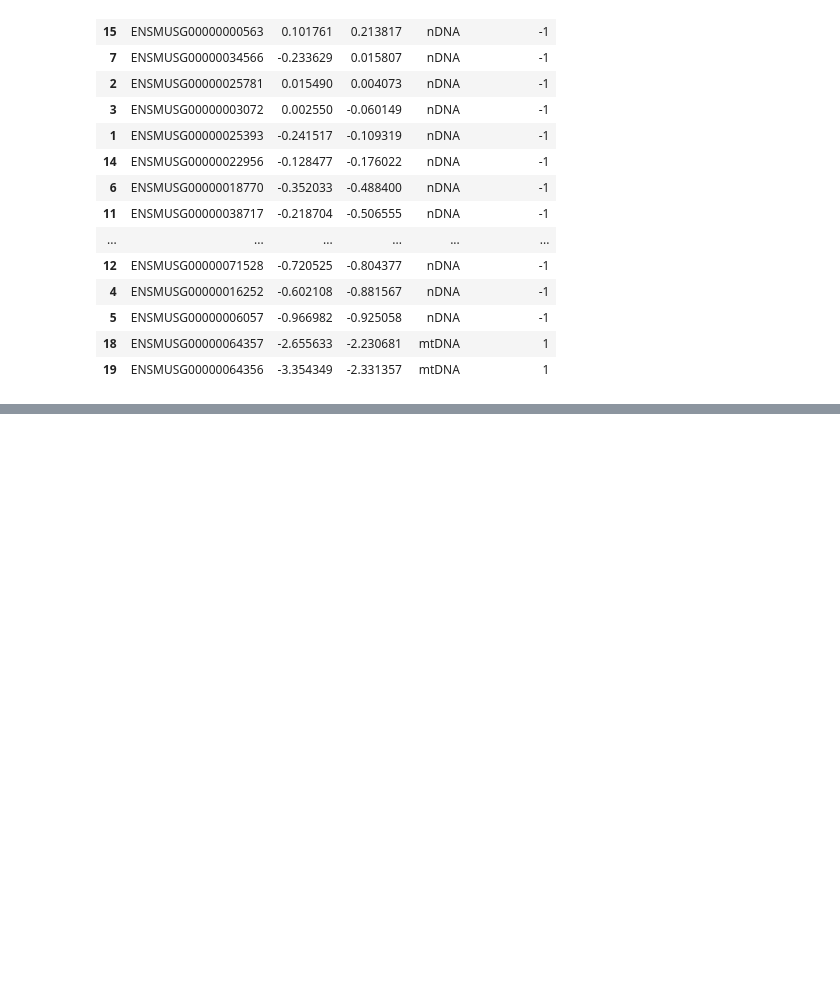
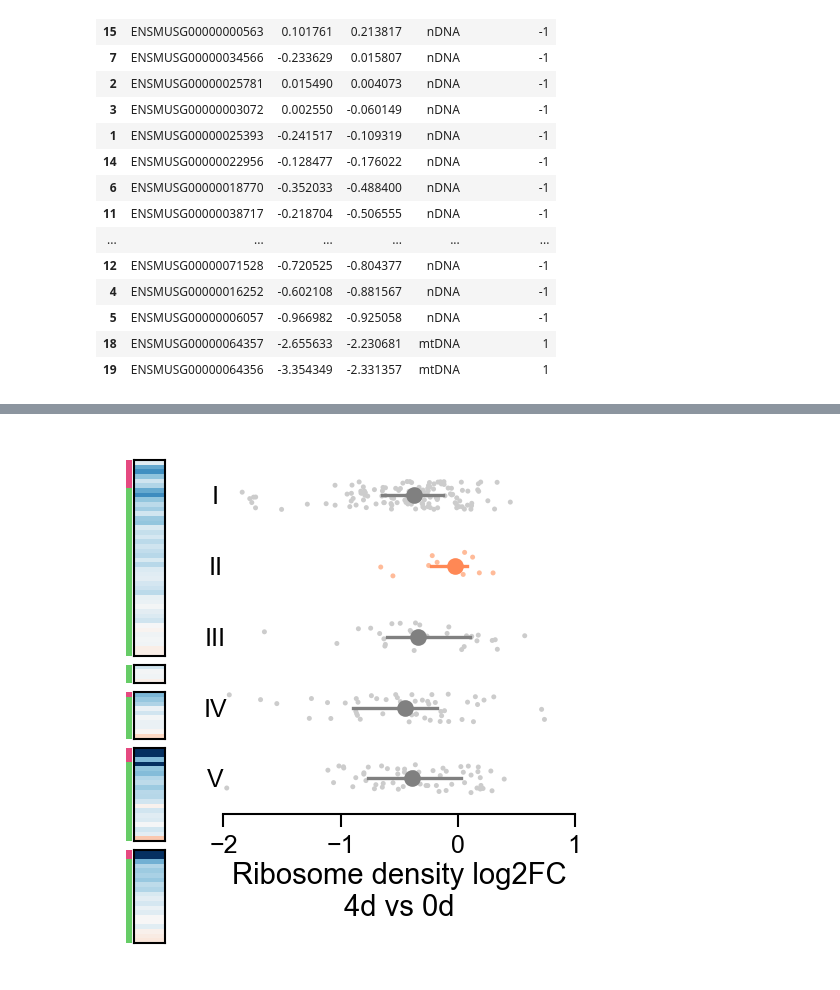
Before and after one commit to DaehwaYoun/Beige_Ad, a Jupyter notebook: Results/Plots/Mitochondria/violin_box_kde/OXPHOS_complex/v20240811/OXPHOS_RDlogFC_strip-point.ipynb, the cells around one changed output, grey strips where cells are left out. Drawn from its saved outputs; the diff is of its cells as text; code cells hidden in the pictures; blank space fills up the shorter version.

```diff
--- a/Results/Plots/Mitochondria/violin_box_kde/OXPHOS_complex/v20240811/OXPHOS_RDlogFC_strip-point.ipynb
+++ b/Results/Plots/Mitochondria/violin_box_kde/OXPHOS_complex/v20240811/OXPHOS_RDlogFC_strip-point.ipynb
@@ -318,0 +306,93 @@ Passing `palette` without assigning `hue` is deprecated and will be removed in v
+# %%
+day = '4'
+
+sF = 1.15 # Size factor
+wgap = 0.3
+hgap = 0.1
+nrow, ncol = 2, 2
+
+height_ratios = [1, 0.3]
+width_ratios = [0.1, 0.9]
+
+fs_h = sum(np.array(height_ratios)*sF) + (nrow-1)*hgap*sF
+fs_w = sum(np.array(width_ratios)*sF) + (ncol-1)*wgap*sF
+
+#
+fig = plt.figure(figsize=( fs_w, fs_h ), dpi=300)
+grid = plt.GridSpec(nrow, ncol,
+                    height_ratios=height_ratios,
+                    width_ratios=width_ratios,
+                    left=0, right=1, bottom=0, top=1,
+                    wspace=wgap, hspace=hgap)
+
+
+# Strip + point ----------------------------------------------------------------------------------------
+
+ax = fig.add_subplot(grid[0,1])
+
+using_data = plot_data[plot_data['Day']==day]
+sns.stripplot(data=using_data, x="Value", y="MitoPW",
+                # c='#CCCCCC',
+                palette=['#CCCCCC','#FFBB99','#CCCCCC','#CCCCCC','#CCCCCC'],
+                size = 1.2,
+                jitter= 0.2,
+                ax=ax, linewidth = 0,
+                legend=False)
+sns.pointplot(data=using_data, x="Value", y="MitoPW",
+                estimator='median', marker=".", markersize=8, markeredgewidth=0,
+                # color='#808080',
+                palette=['#808080','#FF8855','#808080','#808080','#808080'],
+                errorbar=('pi',50), lw=0.8,
+                # errorbar='ci', lw=0.8,
+                linestyle="none", zorder=5)
+
+ax.set_xlim(-2, 1)
+ax.set_xticks((-2,-1,0,1))
+ax.set_yticks([*range(5)])
+ax.set_yticklabels(['I','II','III','IV','V'], ha='center')
+ax.tick_params(width=0.5, length=3, pad=2)
+ax.tick_params(axis='y', length=0, pad=2)
+
+ax.spines['top'].set_visible(False)
+ax.spines['right'].set_visible(False)
+# ax.spines['bottom'].set_visible(False)
+ax.spines['left'].set_visible(False)
+
+ax.set_xlabel(f'Ribosome density log2FC\n{day}d vs 0d', labelpad=1)
+ax.set_ylabel('')
+
+
+# heat map ----------------------------------------------------------------------------------------
+subgrid = gridspec.GridSpecFromSubplotSpec(5, 2,
+                                            width_ratios=[0.2, 1], height_ratios=[42, 4, 10, 20, 20],
+                                            wspace=0.1, hspace=0.1,
+                                            subplot_spec=grid[:,0])
+
+row = 0
+for MTPW in heat_data:
+    heat_ax = fig.add_subplot(subgrid[row,1])
+    DNA_ax = fig.add_subplot(subgrid[row,0])
+
+    heat_ax.pcolormesh(heat_data[MTPW][[f'D{day}']] ,cmap='RdBu_r', vmin=-2, vmax=2)
+
+    heat_ax.set_xticks([])
+    heat_ax.set_yticks([])
+
+
+    DNA_ax.pcolormesh(heat_data[MTPW][['Origin_index']] ,cmap=ListedColormap(['#66CC66','#E54980']))
+
+    DNA_ax.set_xticks([])
+    DNA_ax.set_yticks([])
+
+    DNA_ax.spines['top'].set_visible(False)
+    DNA_ax.spines['right'].set_visible(False)
+    DNA_ax.spines['bottom'].set_visible(False)
+    DNA_ax.spines['left'].set_visible(False)
+
+    row += 1
+
+
+plt.savefig(f'OXPHOS_RDlogFC_strip-point_{day}d.pdf', bbox_inches='tight')
+plt.show()
+plt.clf()
+# %% [output]
@@ -318,0 +407 @@ Passing `palette` without assigning `hue` is deprecated and will be removed in v
+[figure, added]
```
Also changed, not shown: parts of 9 cells of this notebook, 1 other file.
